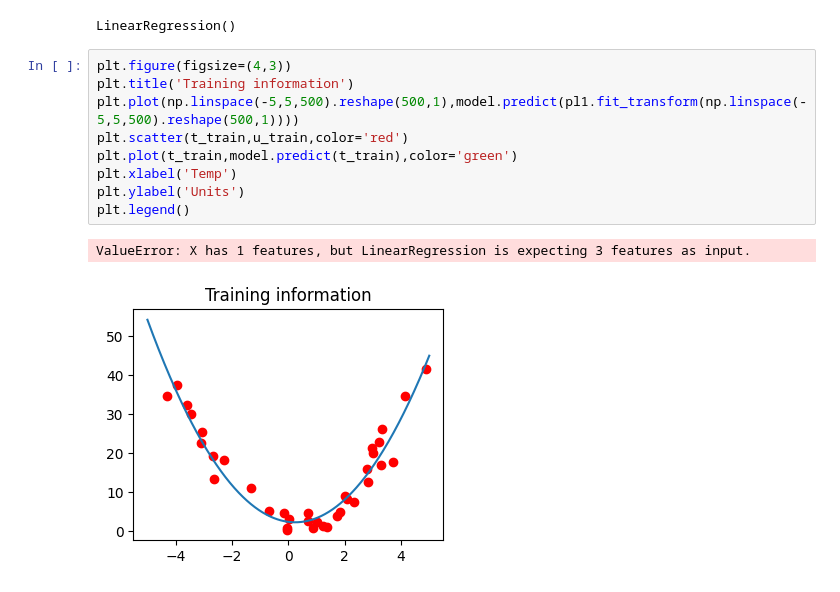
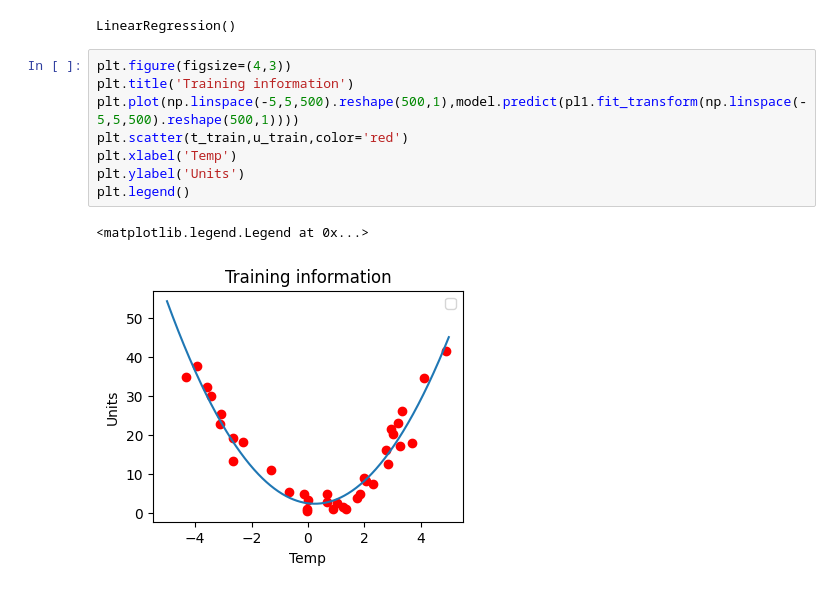
Before and after one commit to VyshnaviKarakatla/machine_learning-notebooks, a Jupyter notebook: 03_polynomial_regression.ipynb, the cells around one changed output. Cells and saved outputs as stored; diff of their text form.

```diff
--- a/03_polynomial_regression.ipynb
+++ b/03_polynomial_regression.ipynb
@@ -81,12 +81,11 @@ LinearRegression()
 # %%
 plt.figure(figsize=(4,3))
 plt.title('Training information')
 plt.plot(np.linspace(-5,5,500).reshape(500,1),model.predict(pl1.fit_transform(np.linspace(-5,5,500).reshape(500,1))))
 plt.scatter(t_train,u_train,color='red')
-plt.plot(t_train,model.predict(t_train),color='green')
 plt.xlabel('Temp')
 plt.ylabel('Units')
 plt.legend()
 # %% [output]
-ValueError: X has 1 features, but LinearRegression is expecting 3 features as input.
+<matplotlib.legend.Legend at 0x...>
-[figure, old version]
+[figure, new version]
```
